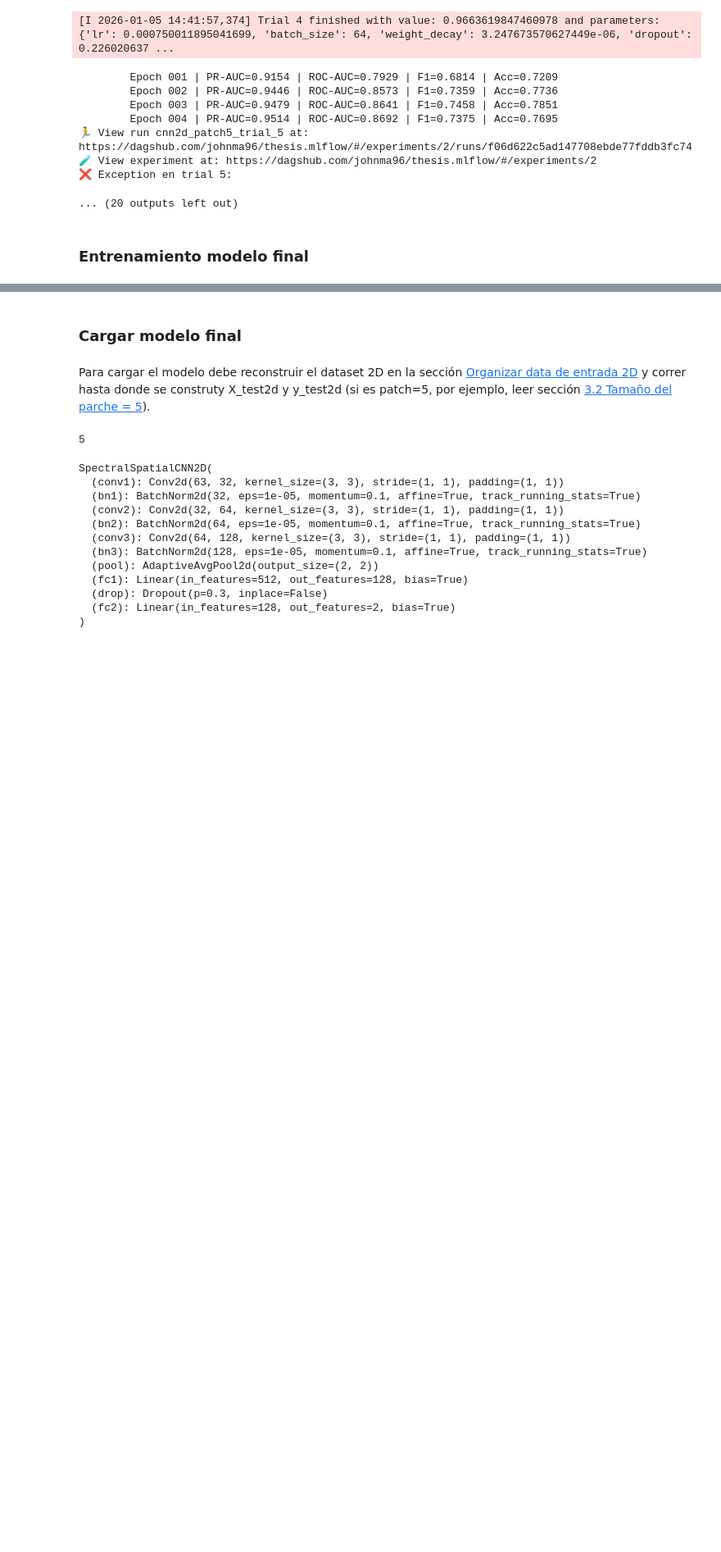
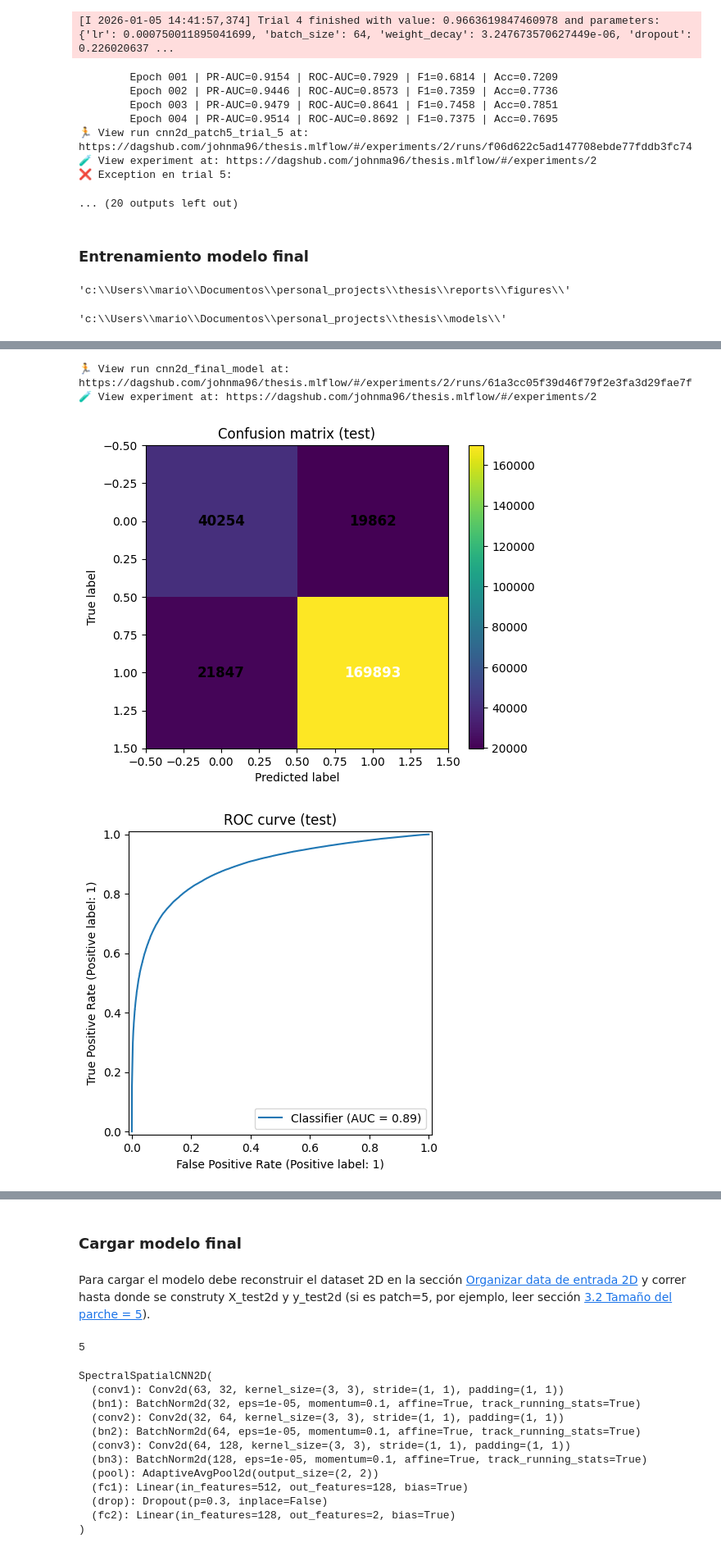
Before and after one commit to johnma96/thesis, a Jupyter notebook: notebooks/304-jmmz-dl-binary-modeling.ipynb, the cells around one changed output, grey strips where cells are left out. Shown at 82% size. Saved outputs shown, nothing was run; the diff lists cells and outputs as text; code cells hidden in the pictures; blank space fills up the shorter version.

Commit message:
Final model training is completed with the best hyperparameters for CNN-2D. MLFlow is used in Dagshub for the model lifecycle (model still needs to be registered for production).

```diff
--- a/notebooks/304-jmmz-dl-binary-modeling.ipynb
+++ b/notebooks/304-jmmz-dl-binary-modeling.ipynb
@@ -3380,0 +3396,12 @@ with mlflow.start_run(run_name="cnn2d_final_model"):
+# %%
+PATCH = 5
+R = PATCH // 2
+
+X_train2d, y_train2d, coords_train = build_patch_dataset_with_coords(
+    cube_scaled, labels_bin, split_2d, 1, patch=PATCH)
+
+X_val2d, y_val2d, coords_val = build_patch_dataset_with_coords(
+    cube_scaled, labels_bin, split_2d, 2, patch=PATCH)
+
+X_test2d, y_test2d, coords_test = build_patch_dataset_with_coords(
+    cube_scaled, labels_bin, split_2d, 3, patch=PATCH)
@@ -3380,0 +3443,11 @@ with mlflow.start_run(run_name="cnn2d_final_model"):
+# %%
+figs_path = PathManager().get_abs_path_folder('figures')
+models_path = PathManager().get_abs_path_folder('models')
+# %%
+figs_path
+# %% [output]
+'c:\\Users\\mario\\Documentos\\personal_projects\\thesis\\reports\\figures\\'
+# %%
+[p for p in models_path if "spectralcrop" not in p][0]
+# %% [output]
+'c:\\Users\\mario\\Documentos\\personal_projects\\thesis\\models\\'
@@ -3380,0 +3781,27 @@ with mlflow.start_run(run_name="cnn2d_final_model"):
+# %%
+best_model, info = train_cnn_2d(
+    # Datos
+    X_train2d, y_train2d,
+    X_val2d,   y_val2d,
+    X_test2d,  y_test2d,
+
+    # Hiperparámetros de entrenamiento / optimización
+    lr=0.00018559980846490597,
+    batch_size=64,
+    weight_decay=3.752055855124284e-05,
+    max_epochs=80,
+    patience=15,
+    seed=42,
+
+    # Arquitectura del modelo
+    kernel_size=5,
+    dropout=0.3727780074568463,
+
+    # Parámetros específicos del problema
+    patch=PATCH,
+
+    # Logging / salida
+    run_name="cnn2d_final_model",
+    verbose=True
+)
+# %% [output]
@@ -3380,0 +3828,4 @@ with mlflow.start_run(run_name="cnn2d_final_model"):
+🏃 View run cnn2d_final_model at: https://dagshub.com/johnma96/thesis.mlflow/#/experiments/2/runs/61a3cc05f39d46f79f2e3fa3d29fae7f
+🧪 View experiment at: https://dagshub.com/johnma96/thesis.mlflow/#/experiments/2
+[figure, added]
+[figure, added]
```
Also changed, not shown: parts of 10 cells of this notebook.
